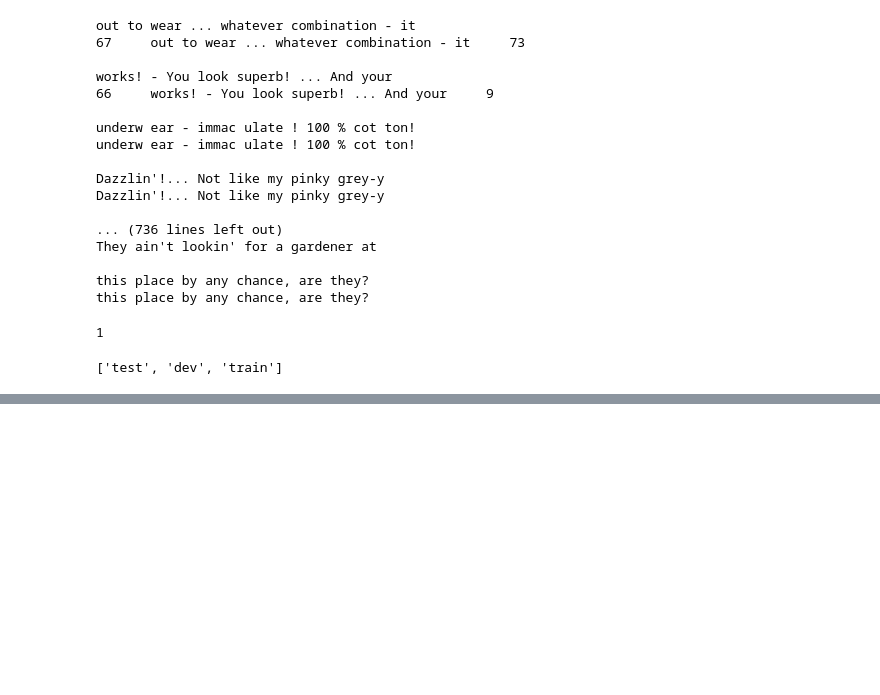
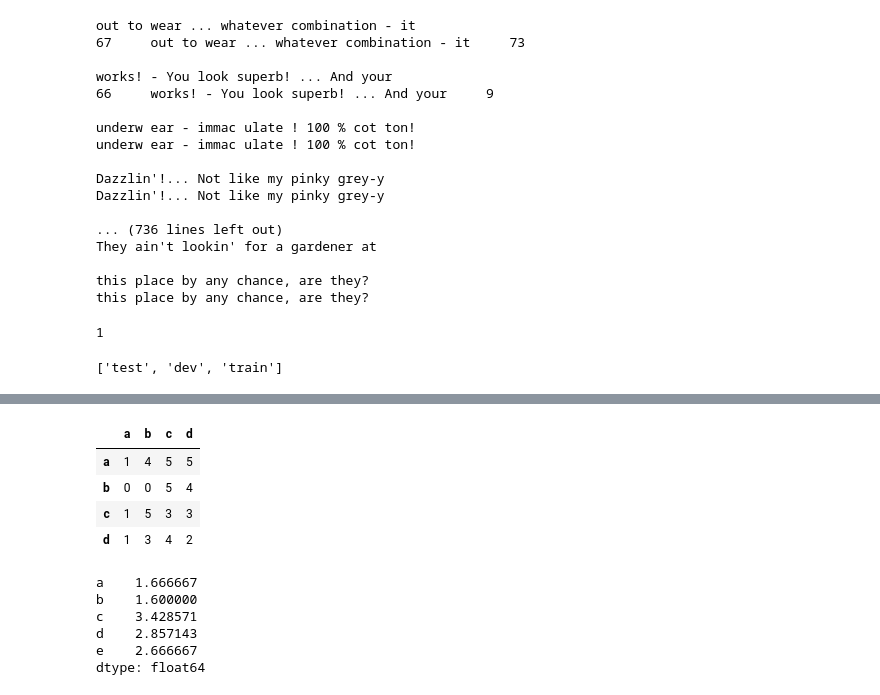
Before and after one commit to usc-sail/mica-screenplay-parser, a Jupyter notebook: movieparser/notebook_prepare_training.ipynb, the cells around one changed output, grey strips where cells are left out. Saved outputs shown, nothing was run; the diff lists cells and outputs as text; code cells hidden in the pictures; blank space fills up the shorter version.

```diff
--- a/movieparser/notebook_prepare_training.ipynb
+++ b/movieparser/notebook_prepare_training.ipynb
@@ -224,0 +292,19 @@ print(arr)
+# %%
+xdf = df.iloc[:4,:4]
+# %%
+xdf
+# %% [output]
+|  | a | b | c | d |
+| a | 1 | 4 | 5 | 5 |
+| b | 0 | 0 | 5 | 4 |
+| c | 1 | 5 | 3 | 3 |
+| d | 1 | 3 | 4 | 2 |
+# %%
+2*df["d"]*df["e"]/(df["d"] + df["e"])
+# %% [output]
+a    1.666667
+b    1.600000
+c    3.428571
+d    2.857143
+e    2.666667
+dtype: float64
```
Also changed, not shown: parts of 14 cells of this notebook, 5 other files.
